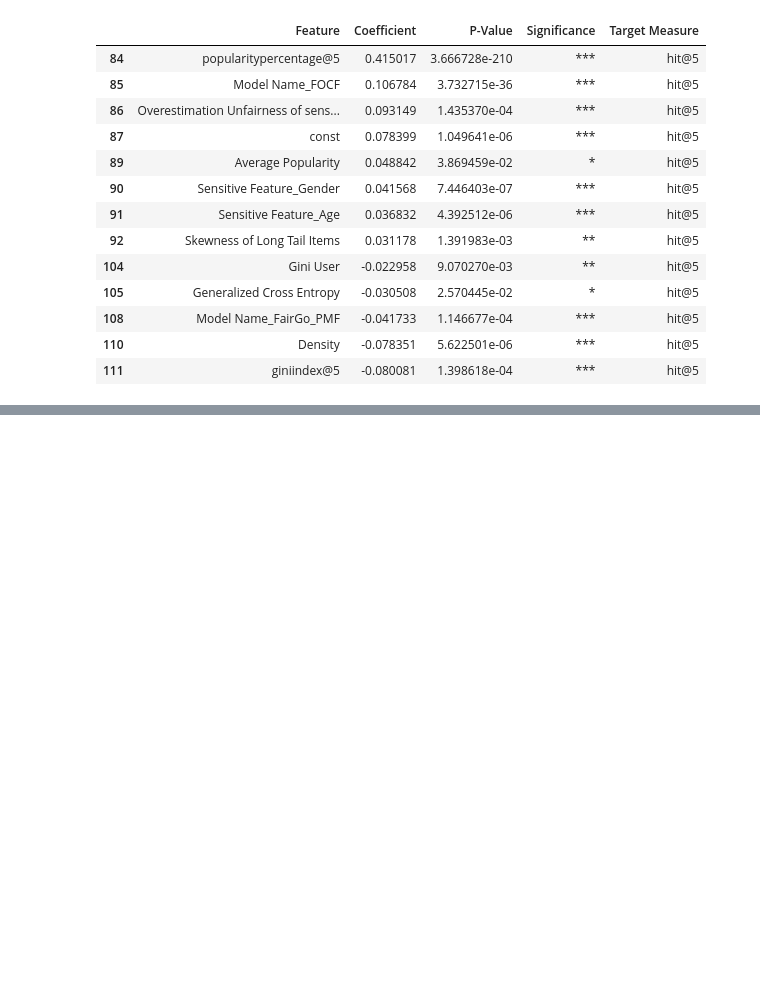
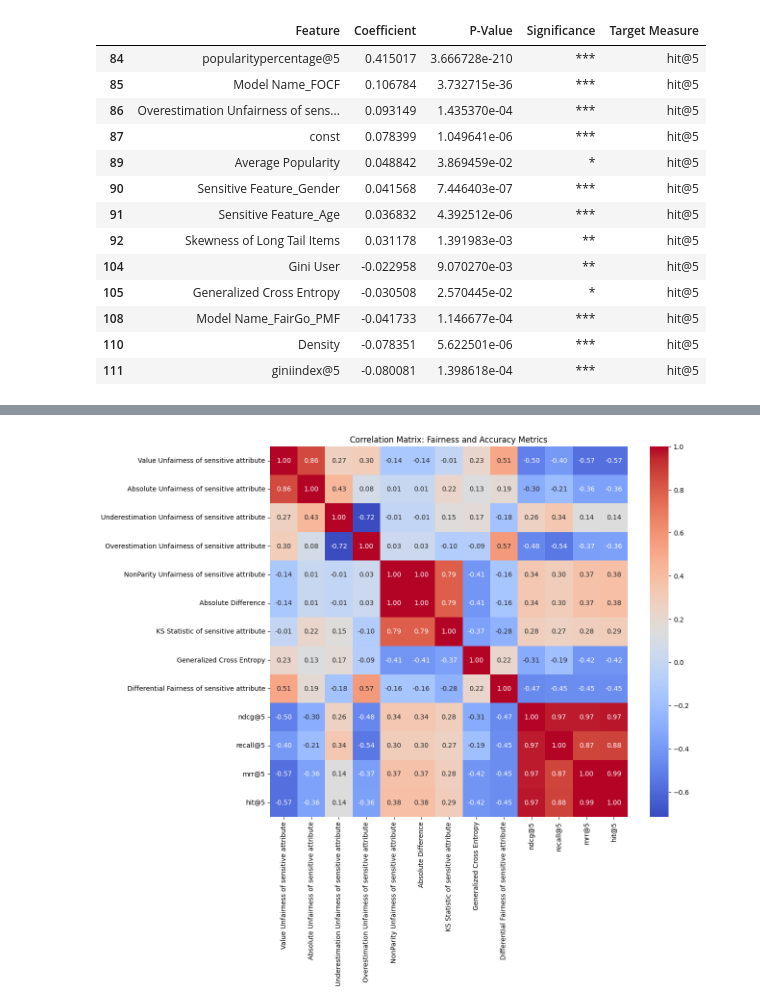
Before and after one commit to ITU-ILAP/RecBole-FairRec-Comparison-Tool, a Jupyter notebook: evaluation/regression_analysis.ipynb, the cells around one changed output, grey strips where cells are left out. Cells and saved outputs as stored; diff of their text form; code cells hidden in the pictures; blank space fills up the shorter version.

```diff
--- a/evaluation/regression_analysis.ipynb
+++ b/evaluation/regression_analysis.ipynb
@@ -239,0 +484,36 @@ importance_analysis_2
+# %%
+
+# Define fairness and accuracy metrics
+fairness_measures = [
+    'Value Unfairness of sensitive attribute',
+    'Absolute Unfairness of sensitive attribute',
+    'Underestimation Unfairness of sensitive attribute',
+    'Overestimation Unfairness of sensitive attribute',
+    'NonParity Unfairness of sensitive attribute',
+    'Absolute Difference',
+    'KS Statistic of sensitive attribute',
+    'Generalized Cross Entropy',
+    'Differential Fairness of sensitive attribute'
+]
+
+accuracy_metrics = [
+    'ndcg@5',
+    'recall@5',
+    'mrr@5',
+    'hit@5',
+]
+
+# Select columns for fairness and accuracy metrics
+selected_columns = fairness_measures + accuracy_metrics
+selected_df = df[selected_columns]
+
+# Calculate the correlation matrix
+correlation_matrix = selected_df.corr()
+
+# Plot the correlation matrix as a heatmap
+plt.figure(figsize=(12, 10))
+sns.heatmap(correlation_matrix, annot=True, fmt=".2f", cmap="coolwarm", cbar=True)
+plt.title("Correlation Matrix: Fairness and Accuracy Metrics")
+plt.show()
+# %% [output]
+[figure, added]
```
Also changed, not shown: parts of 15 cells of this notebook, 13 other files.
